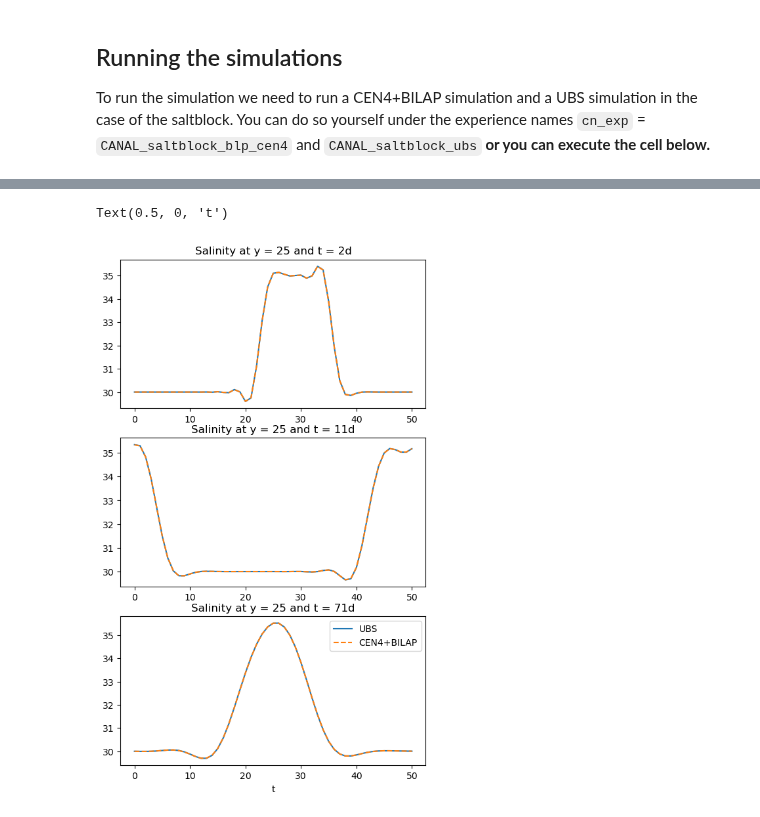
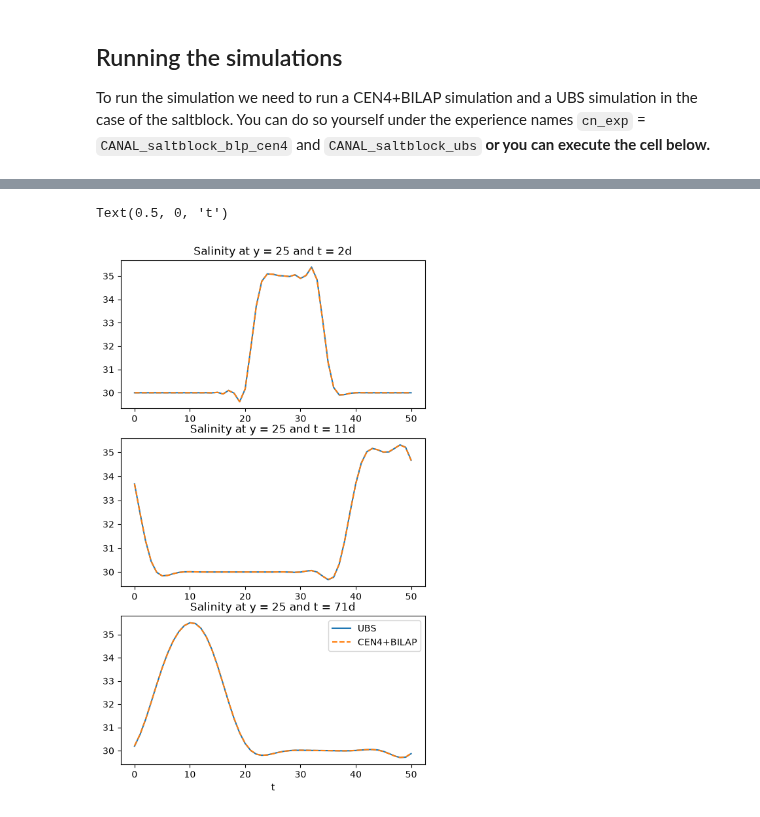
Before and after one commit to justinebuisson606/NEMO_Demonstrators, a Jupyter notebook: Annex 3-A.ipynb, the cells around one changed output, grey strips where cells are left out. Cells and saved outputs as stored; diff of their text form; code cells hidden in the pictures.

```diff
--- a/Annex 3-A.ipynb
+++ b/Annex 3-A.ipynb
@@ -149,32 +109,32 @@ Run CANAL_saltblock_ubs_all_grid.nc completed
 # %%
 # Insert below the name of the directory in which you will run the simulations /.../EXP$$
-rep = 'ALL_NEMO_openmpi_oneAPI2024.2.1/nemo/tests/CANAL/EXP00/'
+rep = ''
 # %%
 
-cen4_bilap = xr.open_dataset(rep+'CANAL_saltblock_blp_cen4_all_grid.nc').soce.isel(deptht=0)
+cen4_bilap = xr.open_dataset(rep+'CANAL_compare_blp_cen4_all_grid.nc').soce.isel(deptht=0)
 
-ubs = xr.open_dataset(rep+'CANAL_saltblock_ubs_all_grid.nc').soce.isel(deptht=0)
+ubs = xr.open_dataset(rep+'CANAL_compare_ubs_all_grid.nc').soce.isel(deptht=0)
 # %%
 fig, ax = plt.subplots(3, 1, figsize=(6,10))
 
-ax[0].plot(np.arange(51), ubs.isel(y_grid_T = 25, time_counter = 1),  label = 'UBS')
-ax[0].plot(np.arange(51), cen4_bilap.isel(y_grid_T = 25, time_counter = 1), '--', label = 'CEN4+BILAP')
+ax[0].plot(np.arange(ubs.shape[2]), ubs.isel(y_grid_T = 25, time_counter = 1),  label = 'UBS')
+ax[0].plot(np.arange(cen4_bilap.shape[2]), cen4_bilap.isel(y_grid_T = 25, time_counter = 1), '--', label = 'CEN4+BILAP')
 
-ax[1].plot(np.arange(51), ubs.isel(y_grid_T = 25, time_counter = 10),  label = 'UBS')
-ax[1].plot(np.arange(51), cen4_bilap.isel(y_grid_T = 25, time_counter = 10), '--', label = 'CEN4+BILAP')
+ax[1].plot(np.arange(ubs.shape[2]), ubs.isel(y_grid_T = 25, time_counter = 10),  label = 'UBS')
+ax[1].plot(np.arange(cen4_bilap.shape[2]), cen4_bilap.isel(y_grid_T = 25, time_counter = 10), '--', label = 'CEN4+BILAP')
 
 
-ax[2].plot(np.arange(51), ubs.isel(y_grid_T = 25, time_counter = 70),  label = 'UBS')
-ax[2].plot(np.arange(51), cen4_bilap.isel(y_grid_T = 25, time_counter = 70), '--', label = 'CEN4+BILAP')
+ax[2].plot(np.arange(ubs.shape[2]), ubs.isel(y_grid_T = 25, time_counter = 70),  label = 'UBS')
+ax[2].plot(np.arange(cen4_bilap.shape[2]), cen4_bilap.isel(y_grid_T = 25, time_counter = 70), '--', label = 'CEN4+BILAP')
 
 plt.legend()
 ax[0].set_title('Salinity at y = 25 and t = 2d')
 ax[1].set_title('Salinity at y = 25 and t = 11d')
 ax[2].set_title('Salinity at y = 25 and t = 71d')
 ax[2].set_xlabel('t')
 # %% [output]
 Text(0.5, 0, 't')
-[figure, old version]
+[figure, new version]
 # %%
 err = abs(cen4_bilap-ubs)
 # %%
```
Also changed, not shown: parts of 3 cells of this notebook.
